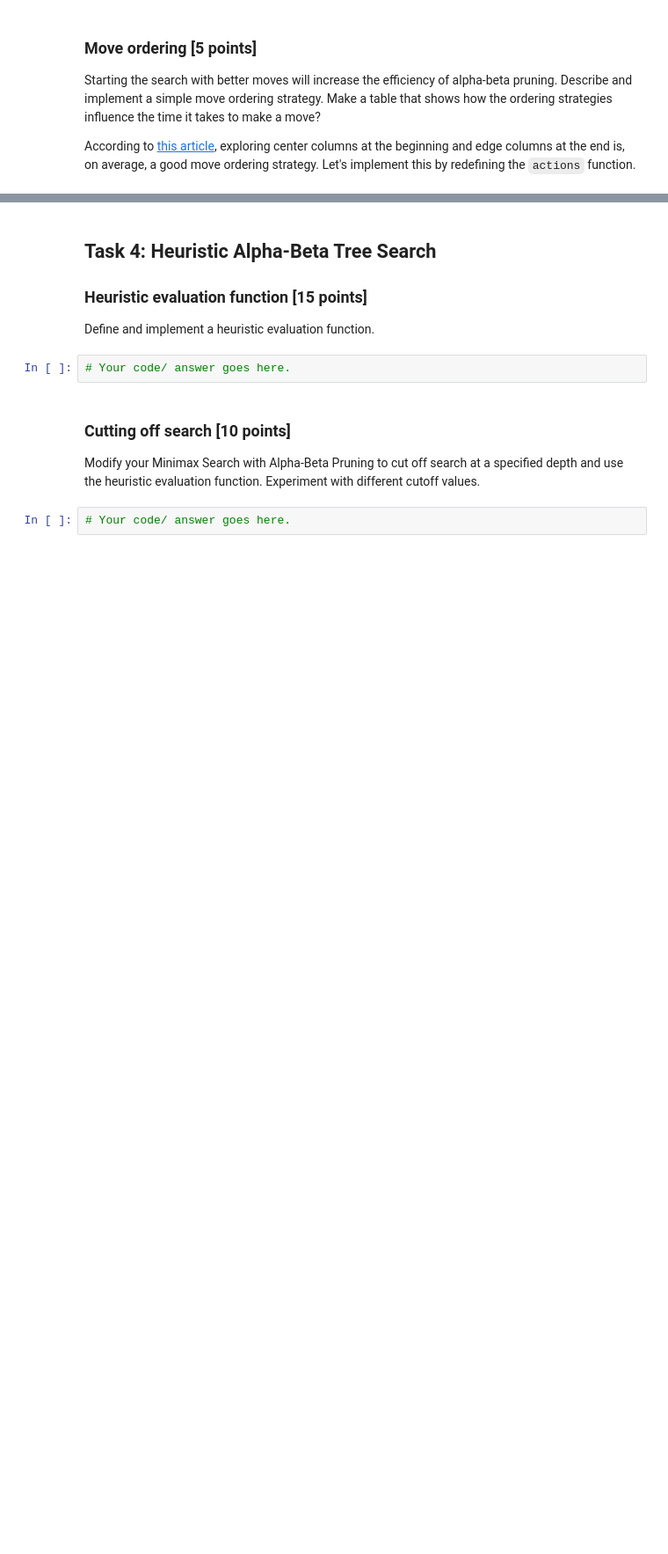
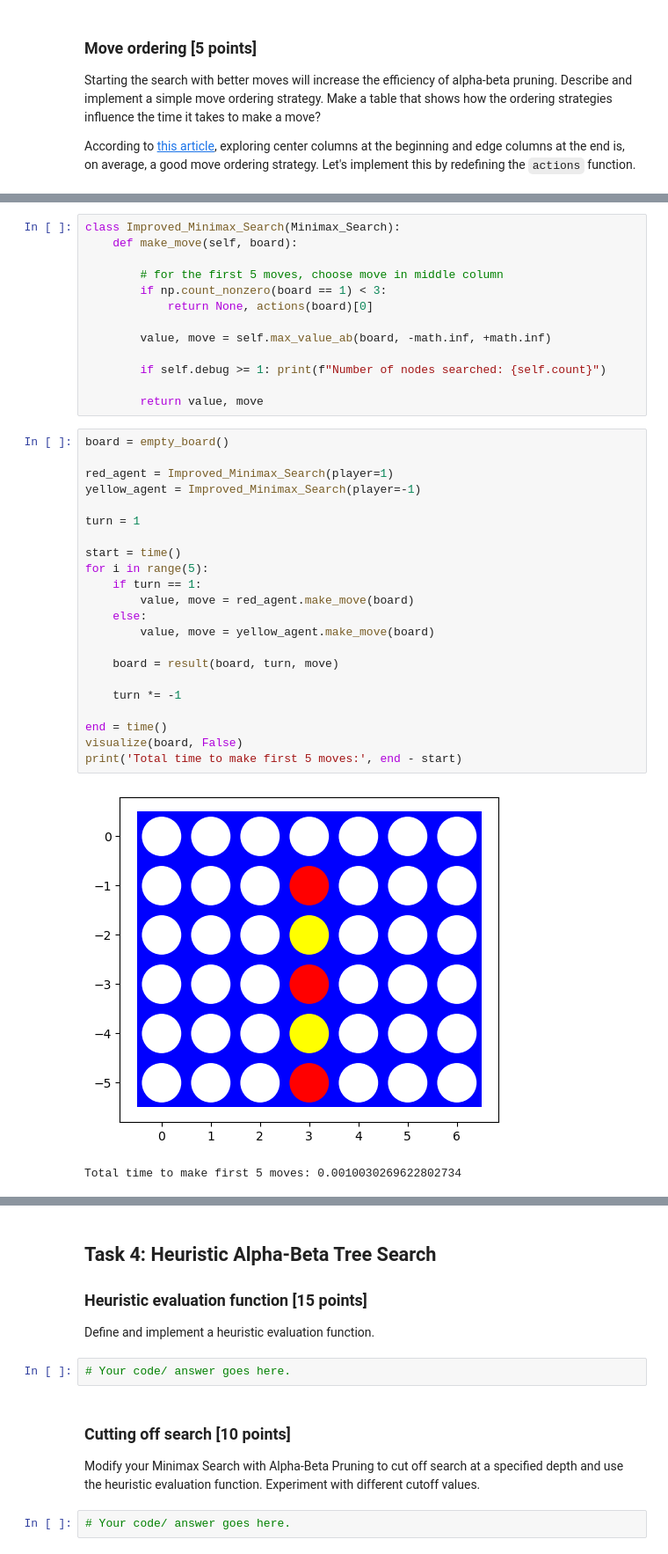
Before and after one commit to Mikecamdo/ArtificialIntelligence, a Jupyter notebook: Assignment 5/assignment_connect4.ipynb, the cells around one changed output, grey strips where cells are left out. Shown at 88% size. Saved outputs shown, nothing was run; the diff lists cells and outputs as text; blank space fills up the shorter version.

Commit message:
First Moves and Playtime
Added code for selecting the first few moves on a board and analysis for games between Minimax agent and random agent

```diff
--- a/Assignment 5/assignment_connect4.ipynb
+++ b/Assignment 5/assignment_connect4.ipynb
@@ -639,0 +616,38 @@ while terminal(board) == False:
+# %%
+class Improved_Minimax_Search(Minimax_Search):
+    def make_move(self, board):
+
+        # for the first 5 moves, choose move in middle column
+        if np.count_nonzero(board == 1) < 3:
+            return None, actions(board)[0]
+
+        value, move = self.max_value_ab(board, -math.inf, +math.inf)
+
+        if self.debug >= 1: print(f"Number of nodes searched: {self.count}")
+
+        return value, move
+# %%
+board = empty_board()
+
+red_agent = Improved_Minimax_Search(player=1)
+yellow_agent = Improved_Minimax_Search(player=-1)
+
+turn = 1
+
+start = time()
+for i in range(5):
+    if turn == 1:
+        value, move = red_agent.make_move(board)
+    else:
+        value, move = yellow_agent.make_move(board)
+
+    board = result(board, turn, move)
+
+    turn *= -1
+
+end = time()
+visualize(board, False)
+print('Total time to make first 5 moves:', end - start)
+# %% [output]
+[figure, added]
+Total time to make first 5 moves: 0.0010030269622802734
```
Also changed, not shown: parts of 17 cells of this notebook.
